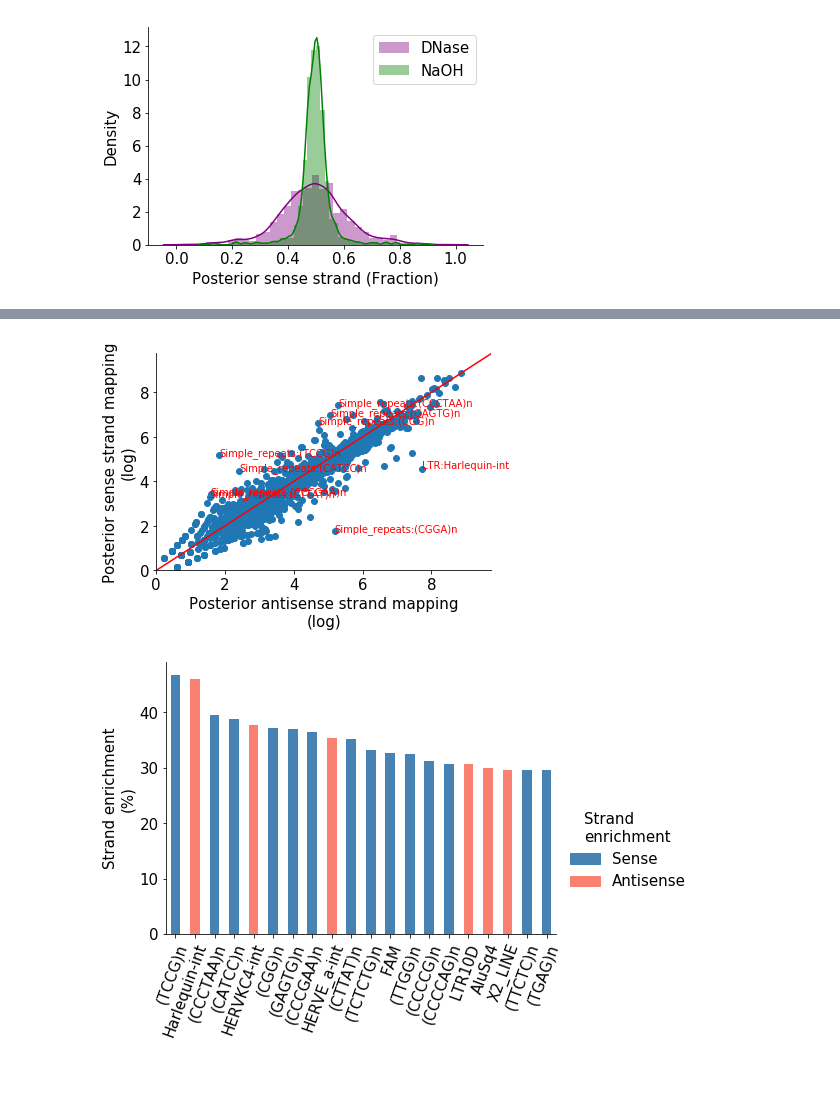
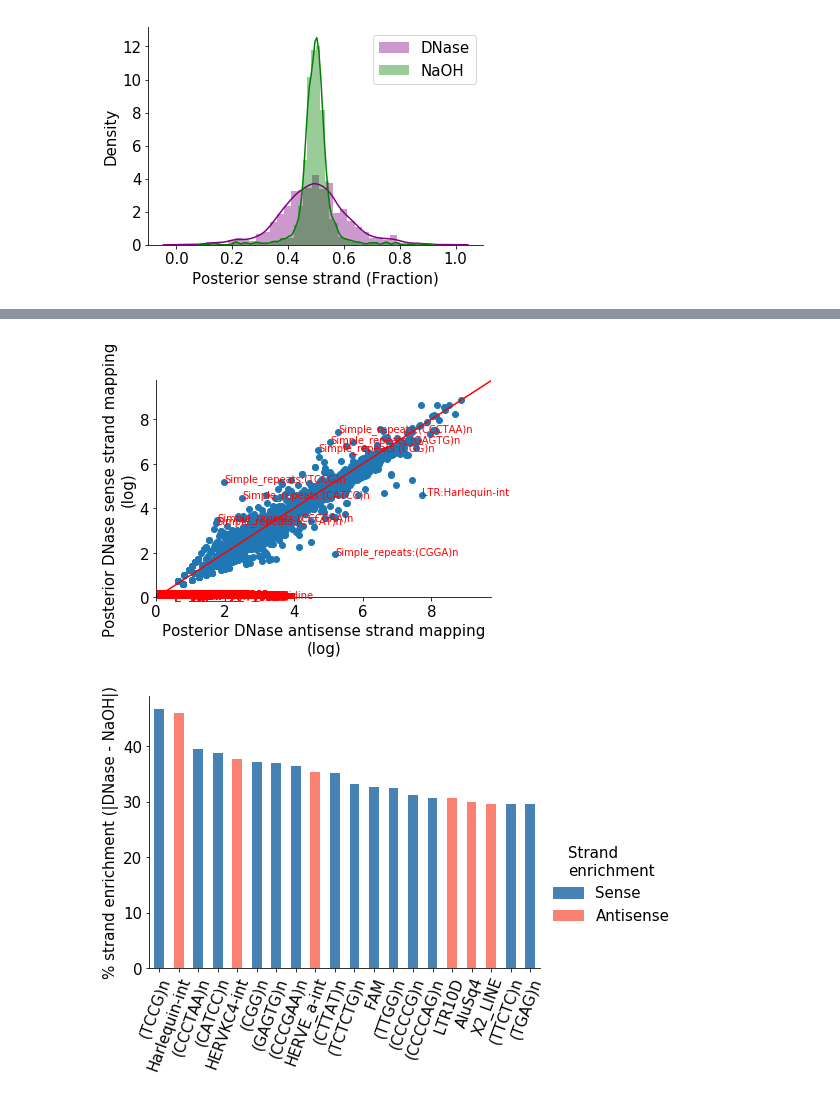
Before and after one commit to wckdouglas/cfNA, a Jupyter notebook: plots/plot_repeats.ipynb, the cells around one changed output, grey strips where cells are left out. Drawn from its saved outputs; the diff is of its cells as text; code cells hidden in the pictures.

```diff
--- a/plots/plot_repeats.ipynb
+++ b/plots/plot_repeats.ipynb
@@ -197,23 +221,25 @@ posterior_df[posterior_df.gene_name.str.contains('HSAT')]
 # %%
-posterior_df['total'] =  posterior_df.antisense + posterior_df.sense
-posterior_df['x'] = np.log((1 - posterior_df.posterior) * (posterior_df.total))
-posterior_df['y'] = np.log(posterior_df.posterior * posterior_df['total'])
+posterior_df['total'] =  posterior_df['DNase: antisense'] + posterior_df['DNase: sense']
+posterior_df['x'] = np.log((1 - posterior_df['DNase: posterior']) * (posterior_df.total) + 1)
+posterior_df['y'] = np.log(posterior_df['DNase: posterior'] * posterior_df['total'] + 1)
 
 ax = plt.subplot(111)
 ax.scatter(posterior_df['x'],posterior_df['y'])
 ax.plot([0,20],[0,20], color = 'red')
-ax.set_ylabel('Posterior sense strand mapping\n(log)')
-ax.set_xlabel('Posterior antisense strand mapping\n(log)')
-ax.set_xlim(0,x.max() * 1.1)
-ax.set_ylim(0,y.max() * 1.1)
+ax.set_ylabel('Posterior DNase sense strand mapping\n(log)')
+ax.set_xlabel('Posterior DNase antisense strand mapping\n(log)')
+ax.set_xlim(0,posterior_df['x'].max() * 1.1)
+ax.set_ylim(0,posterior_df['y'].max() * 1.1)
+#ax.set_xlim(0,1)
+#ax.set_ylim(0,1)
 sns.despine()
 
 for i, row in posterior_df.iterrows():
-    if row['posterior'] > 0.85 or row['posterior'] < 0.05:
+    if  ( row['DNase: posterior'] > 0.85 or row['DNase: posterior'] < 0.05):
         ax.text(row['x'],row['y'],
                row['gene_name'], color='red',ha='left')
 # %% [output]
-[figure, old version]
+[figure, new version]
 # %%
 fig = plt.figure(figsize = (7,5))
 ax = fig.add_subplot(111)
@@ -230,7 +256,7 @@ plot_df\
     .reset_index()\
     .plot\
     .bar('gene_name','new_posterior', ax=ax, color = colors.tolist())
-ax.set_ylabel('Strand enrichment\n(%)')
+ax.set_ylabel(r'% strand enrichment (|DNase - NaOH|)')
 ax.set_xlabel('')
 ax.legend().set_visible(False)
 xt = ax.set_xticklabels([x.get_text().split(':')[1] for x in ax.get_xticklabels()],
@@ -245,4 +271,4 @@ lgd = ax.legend(handles=pat, bbox_to_anchor = (1,0.5),
          frameon=False)
 lgd =plt.setp(lgd.get_title(),fontsize=15)
 # %% [output]
-[figure, old version]
+[figure, new version]
```
Also changed, not shown: parts of 8 cells of this notebook, 6 other files.
